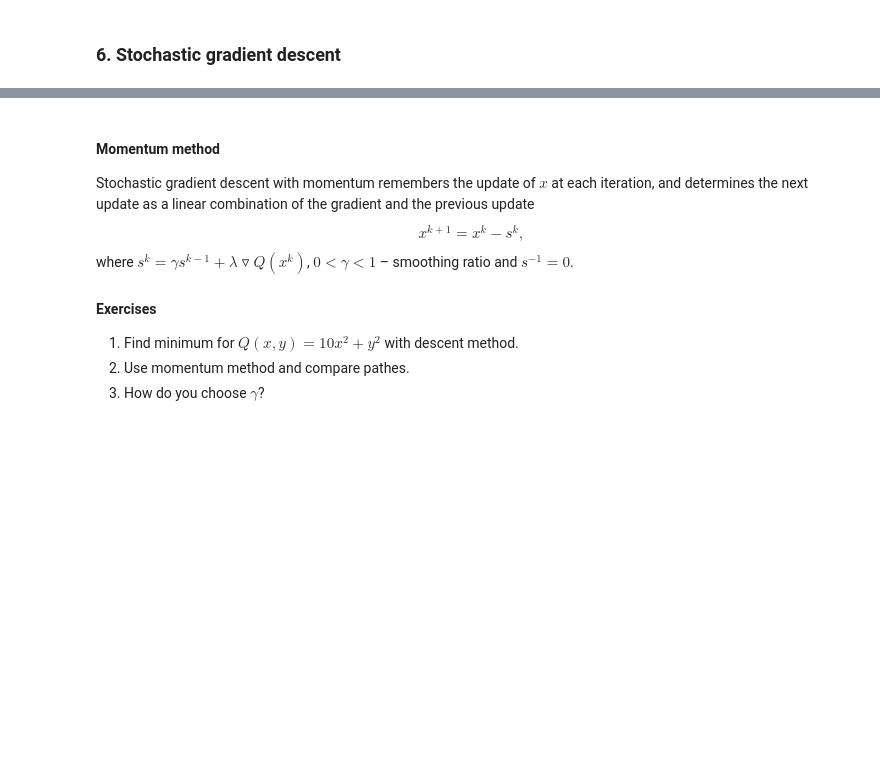
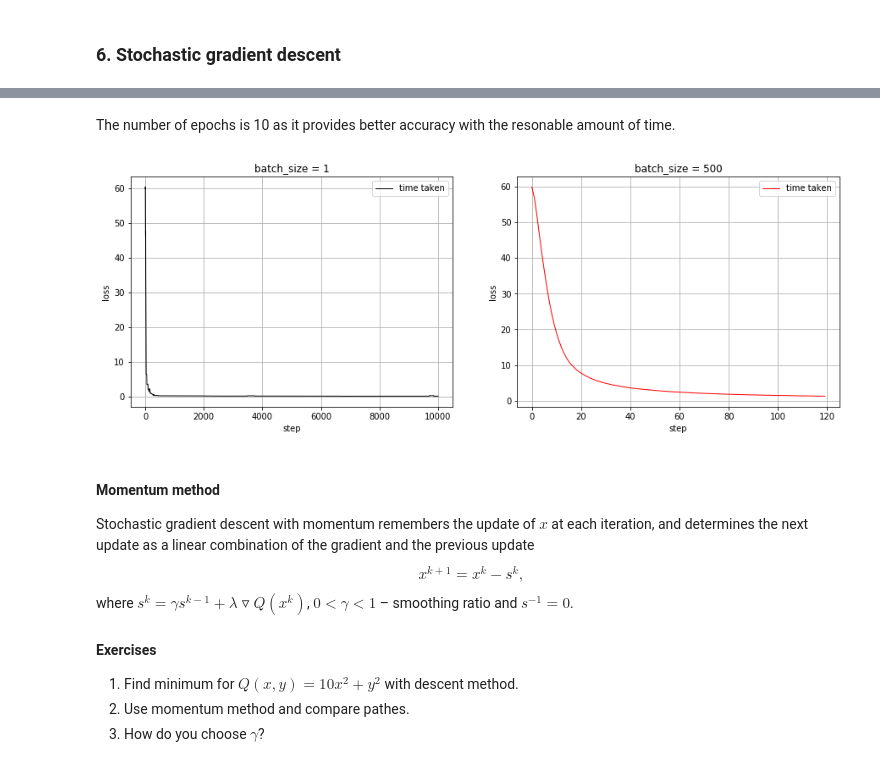
Before and after one commit to slayff/squad, a Jupyter notebook: labs/lab-1.ipynb, the cells around one changed output, grey strips where cells are left out. Saved outputs shown, nothing was run; the diff lists cells and outputs as text; code cells hidden in the pictures; blank space fills up the shorter version.

```diff
--- a/labs/lab-1.ipynb
+++ b/labs/lab-1.ipynb
@@ -799,3 +958,43 @@ Sometimes you have so huge amount of data, that usual gradient descent becomes t
+# %% [markdown]
+The number of epochs is 10 as it provides better accuracy with the resonable amount of time.
+# %%
+def ExpSmoothing(loss, gamma):
+    new_loss = [loss[0]]
+    for i in range(1, len(loss)):
+        new_loss.append(new_loss[i - 1] * gamma + loss[i] * (1 - gamma))
+    return new_loss
+# %%
+loss1 = [LogValue(X_test, Y_test, w) for w in route1]
+loss10 = [LogValue(X_test, Y_test, w) for w in route10]
+loss100 = [LogValue(X_test, Y_test, w) for w in route100]
+loss250 = [LogValue(X_test, Y_test, w) for w in route250]
+loss500 = [LogValue(X_test, Y_test, w) for w in route500]
+loss1000 = [LogValue(X_test, Y_test, w) for w in route1000]
+# %%
+exp_loss1 = ExpSmoothing(loss1, 0.6)
+exp_loss10 = ExpSmoothing(loss10, 0.6)
+exp_loss100 = ExpSmoothing(loss100, 0.6)
+exp_loss250 = ExpSmoothing(loss250, 0.6)
+exp_loss500 = ExpSmoothing(loss500, 0.6)
+exp_loss1000 = ExpSmoothing(loss1000, 0.6)
+# %%
+fig, (pl1, pl2) = plt.subplots(1, 2, figsize=(15, 5))
+pl1.grid(True)
+pl1.plot(range(0, 10000), exp_loss1[:10000], 'k', lw=1, label = 'time taken')
+pl1.set_xlabel('step')
+pl1.set_ylabel('loss')
+pl1.set_title('batch_size = 1')
+pl1.legend(loc='best')
+
+pl2.grid(True)
+pl2.plot(range(len(exp_loss500)), exp_loss500, 'r', lw=1, label = 'time taken')
+pl2.set_xlabel('step')
+pl2.set_ylabel('loss')
+pl2.set_title('batch_size = 500')
+pl2.legend(loc='best')
+plt.show()
+# %% [output]
+[figure, added]
 # %% [markdown]
 #### Momentum method
 Stochastic gradient descent with momentum remembers the update of $x$ at each iteration, and determines the next update as a linear combination of the gradient and the previous update
```
Also changed, not shown: parts of 33 cells of this notebook, 1 other file.
